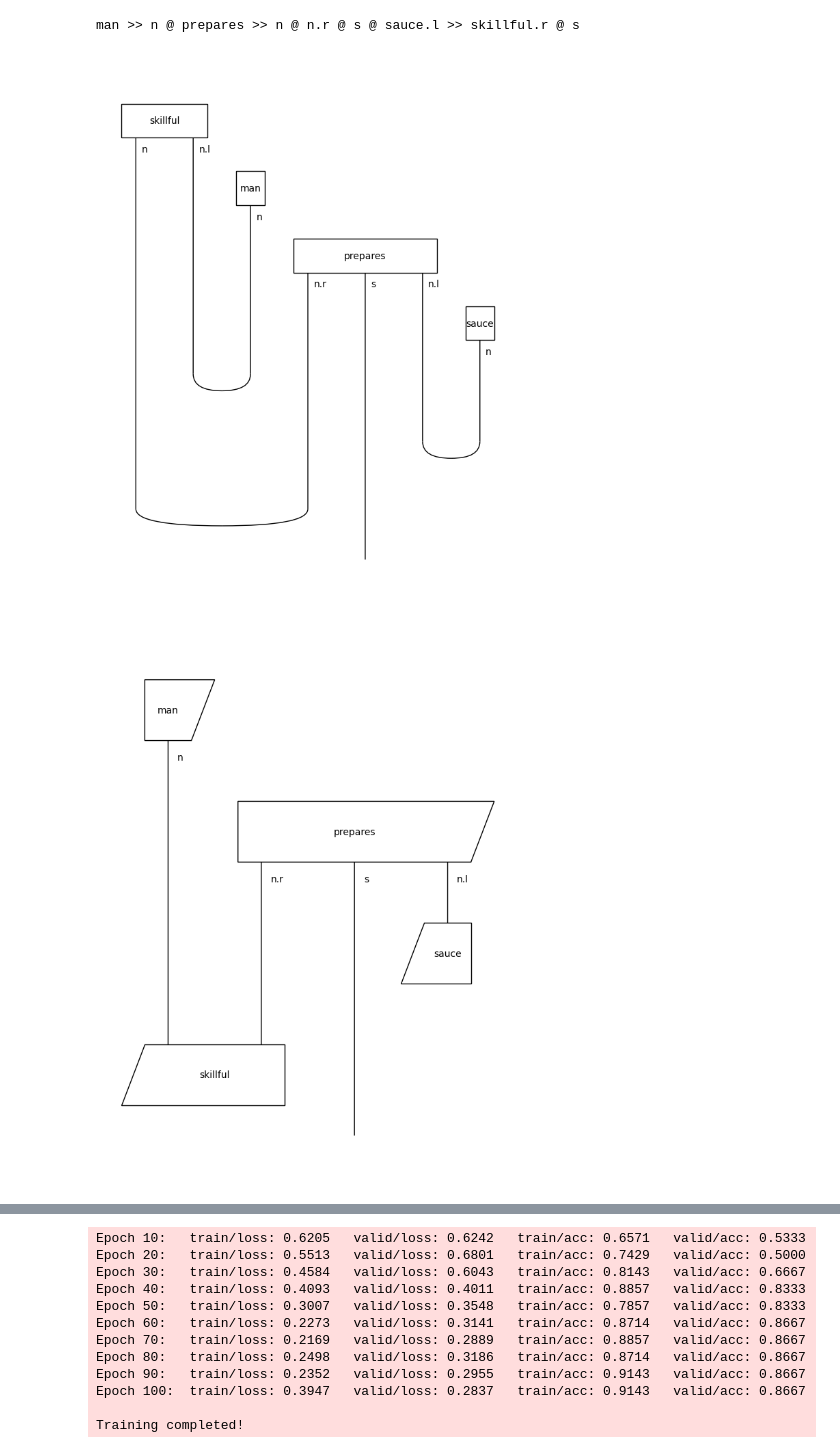
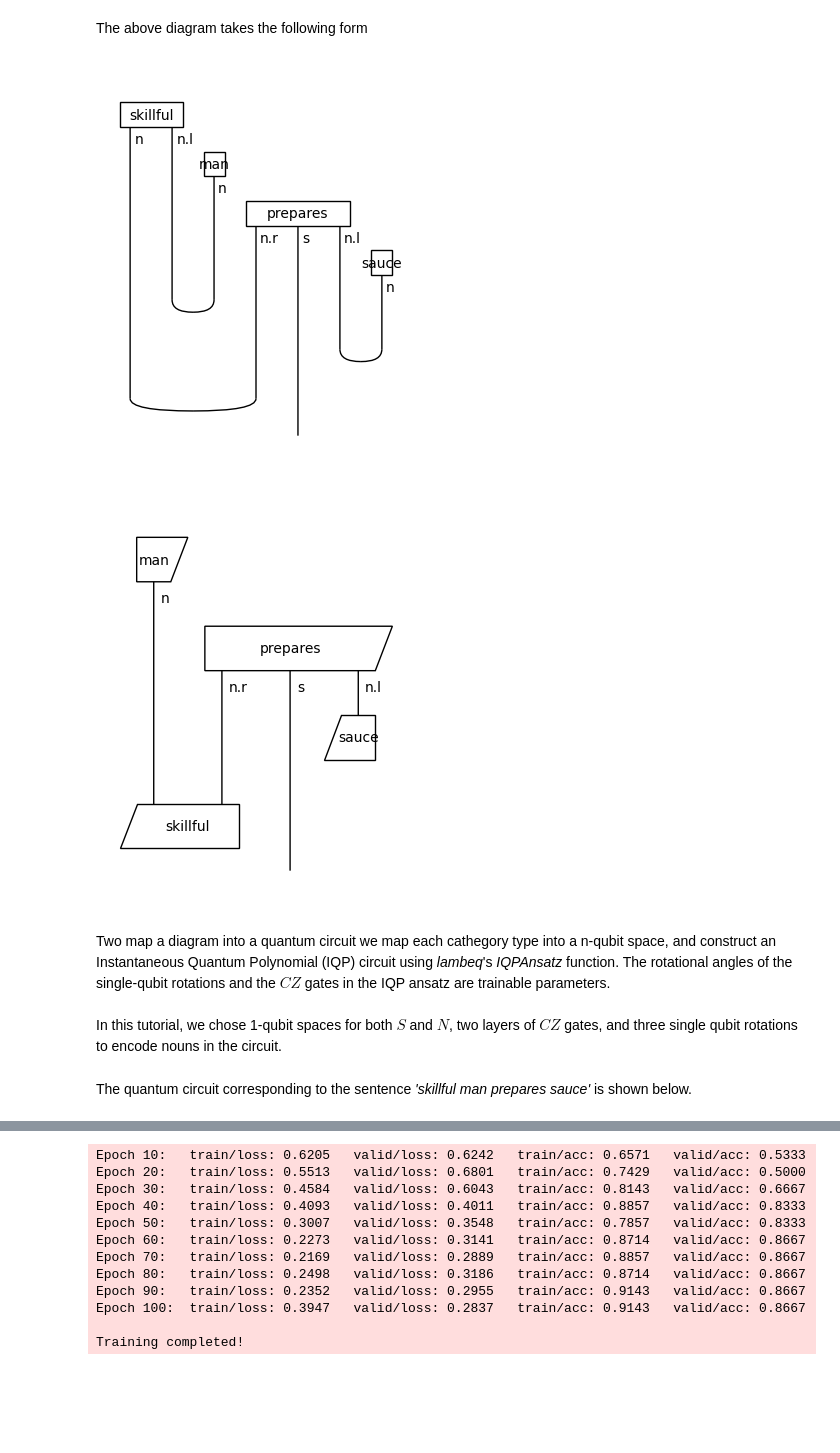
Before and after one commit to Tognognongo/QCE-tutorial, a Jupyter notebook: Examples/discocat_binary_classifier.ipynb, the cells around one changed output, grey strips where cells are left out. Cells and saved outputs as stored; diff of their text form; code cells hidden in the pictures; blank space fills up the shorter version.

```diff
--- a/Examples/discocat_binary_classifier.ipynb
+++ b/Examples/discocat_binary_classifier.ipynb
@@ -25,7 +33,7 @@ skillful woman debugs program . [0, 1]
 # %%
 from lambeq import BobcatParser
 
-parser = BobcatParser(root_cats=('S', 'N'), verbose='text')
+parser = BobcatParser(root_cats=('S', 'N'), verbose='suppress')
 raw_train_diagrams = parser.sentences2diagrams(train_data, suppress_exceptions=True)
 raw_val_diagrams = parser.sentences2diagrams(val_data, suppress_exceptions=True)
 raw_test_diagrams = parser.sentences2diagrams(test_data, suppress_exceptions=True)
@@ -52,16 +62,17 @@ from lambeq import remove_cups
 train_diagrams = [remove_cups(diagram) for diagram in raw_train_diagrams]
 val_diagrams = [remove_cups(diagram) for diagram in raw_val_diagrams]
 test_diagrams = [remove_cups(diagram) for diagram in raw_test_diagrams]
-# %%
-print(train_diagrams[0])
-# %% [output]
-man >> n @ prepares >> n @ n.r @ s @ sauce.l >> skillful.r @ s
+# %% [markdown]
+The above diagram takes the following form
 # %%
-raw_train_diagrams[0].draw(figsize=(6,8))
-train_diagrams[0].draw(figsize=(6,8))
+raw_train_diagrams[0].draw(figsize=(3,4))
+train_diagrams[0].draw(figsize=(3,4))
 # %% [output]
-[figure, old version]
+[figure, new version]
-[figure, old version]
+[figure, new version]
+# %% [markdown]
+Two map a diagram into a quantum circuit we map each cathegory type into a n-qubit space, and construct an Instantaneous Quantum Polynomial (IQP) circuit using *lambeq*'s *IQPAnsatz* function. The rotational angles of the single-qubit rotations and the $CZ$ gates in the IQP ansatz are trainable parameters.<br>
+<br>In this tutorial, we chose 1-qubit spaces for both $S$ and $N$, two layers of $CZ$ gates, and three single qubit rotations to encode nouns in the circuit.
 # %%
 from lambeq import AtomicType, IQPAnsatz
 
@@ -77,2 +88,4 @@ val_circuits =  [ansatz(diagram) for diagram in val_diagrams]
 test_circuits = [ansatz(diagram) for diagram in test_diagrams]
+# %% [markdown]
+The quantum circuit corresponding to the sentence *'skillful man prepares sauce'* is shown below.
 # %%
```
Also changed, not shown: parts of 28 cells of this notebook, 2 other files.
